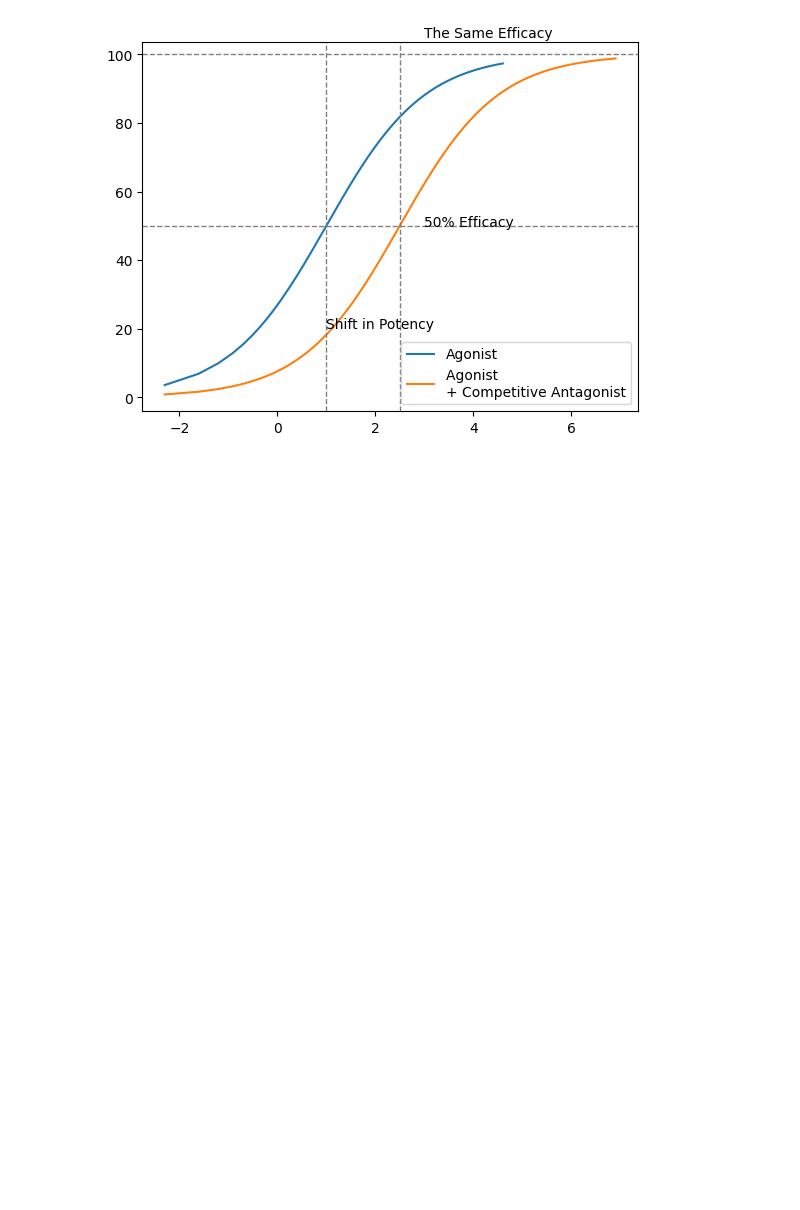
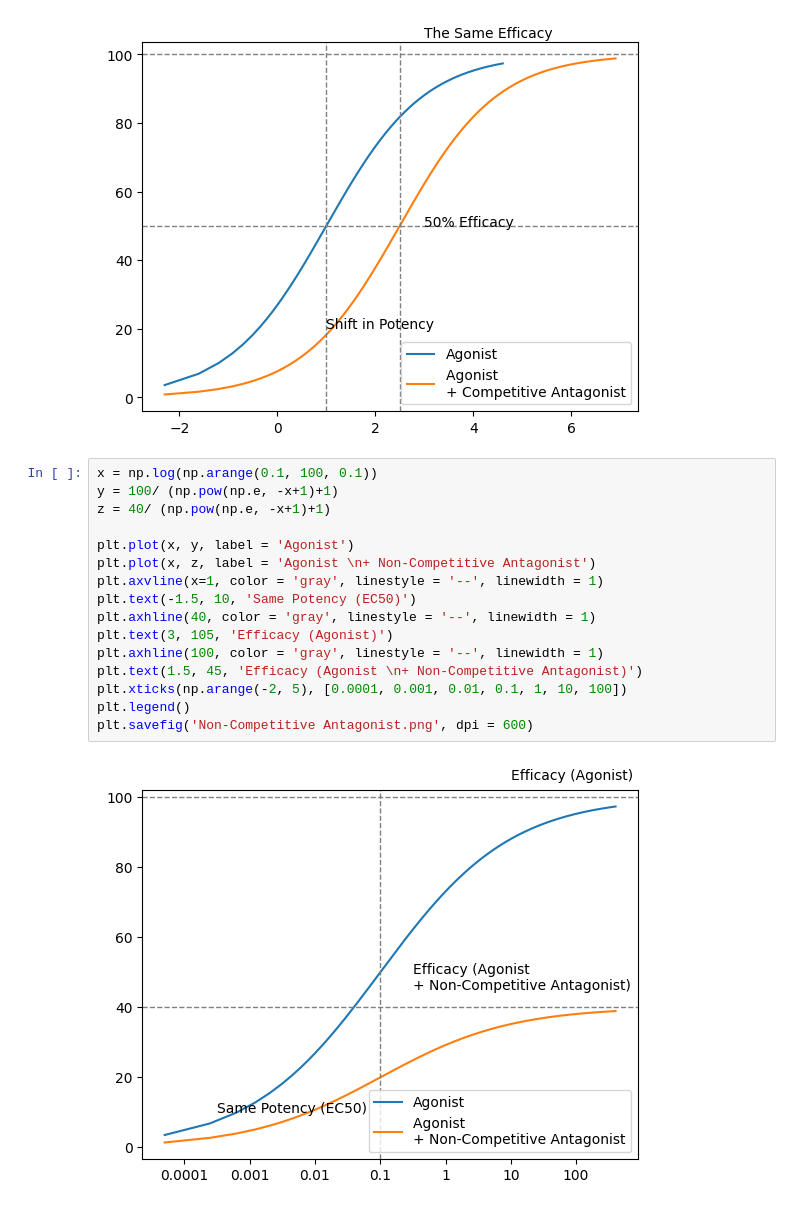
Before and after one commit to YXTang03/UCL_Drug_Design_Notebook, a Jupyter notebook: 1013_Pharmacology_of_the_main_drug_targets/plot.ipynb, the cells around one changed output. Drawn from its saved outputs; the diff is of its cells as text; blank space fills up the shorter version.

```diff
--- a/1013_Pharmacology_of_the_main_drug_targets/plot.ipynb
+++ b/1013_Pharmacology_of_the_main_drug_targets/plot.ipynb
@@ -40,3 +40,21 @@ plt.savefig('Competitive Antagonist.png', dpi = 600)
 # %% [output]
 <matplotlib.legend.Legend at 0x...>
 [figure]
+# %%
+x = np.log(np.arange(0.1, 100, 0.1))
+y = 100/ (np.pow(np.e, -x+1)+1)
+z = 40/ (np.pow(np.e, -x+1)+1)
+
+plt.plot(x, y, label = 'Agonist')
+plt.plot(x, z, label = 'Agonist \n+ Non-Competitive Antagonist')
+plt.axvline(x=1, color = 'gray', linestyle = '--', linewidth = 1)
+plt.text(-1.5, 10, 'Same Potency (EC50)')
+plt.axhline(40, color = 'gray', linestyle = '--', linewidth = 1)
+plt.text(3, 105, 'Efficacy (Agonist)')
+plt.axhline(100, color = 'gray', linestyle = '--', linewidth = 1)
+plt.text(1.5, 45, 'Efficacy (Agonist \n+ Non-Competitive Antagonist)')
+plt.xticks(np.arange(-2, 5), [0.0001, 0.001, 0.01, 0.1, 1, 10, 100])
+plt.legend()
+plt.savefig('Non-Competitive Antagonist.png', dpi = 600)
+# %% [output]
+[figure, added]
```
Also changed, not shown: parts of 1 cell of this notebook, 33 other files.
